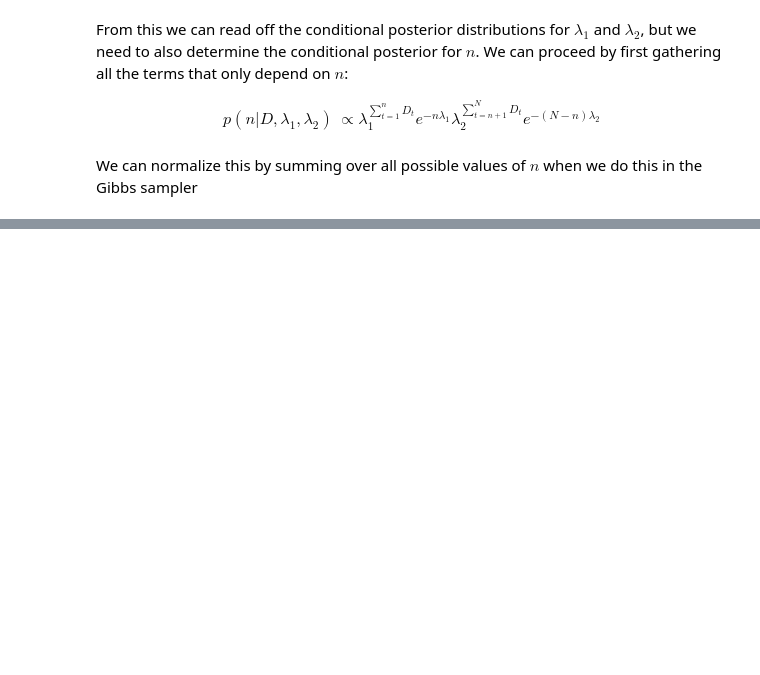
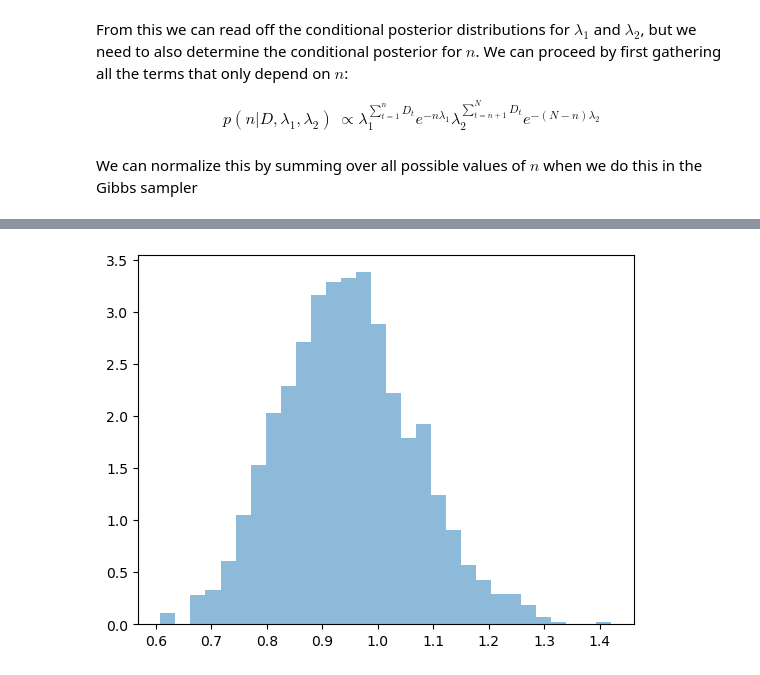
Before and after one commit to DrEntropy/GibbsDemo, a Jupyter notebook: gibbs_coal.ipynb, the cells around one changed output, grey strips where cells are left out. Cells and saved outputs as stored; diff of their text form; code cells hidden in the pictures; blank space fills up the shorter version.

```diff
--- a/gibbs_coal.ipynb
+++ b/gibbs_coal.ipynb
@@ -53,0 +155,4 @@ We can normalize this by summing over all possible values of $n$ when we do this
+# %%
+plt.hist(samples[:,1], bins=30, density=True, alpha=0.5);
+# %% [output]
+[figure, added]
```
Also changed, not shown: parts of 24 cells of this notebook, 1 other file.
